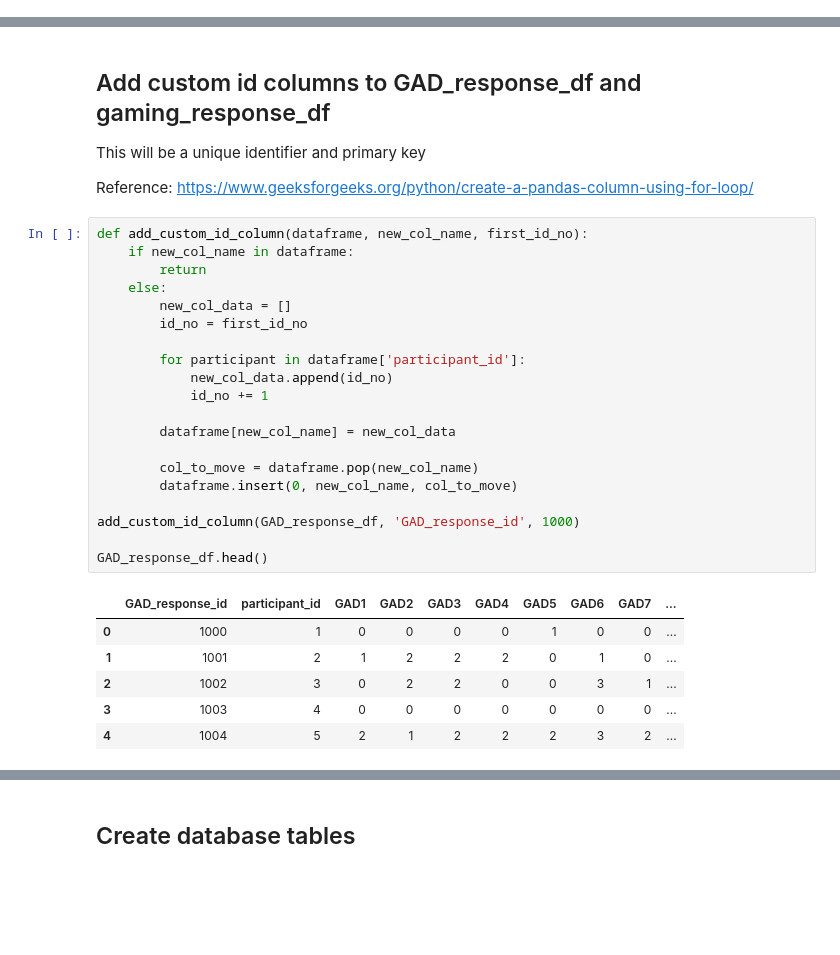
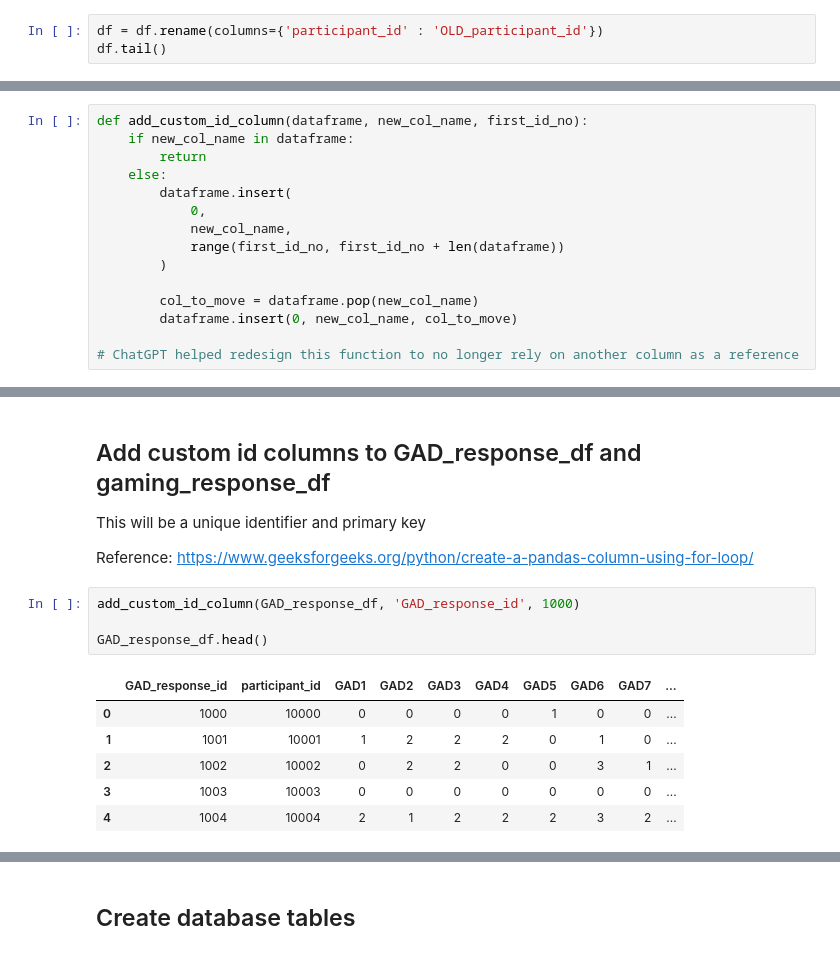
Before and after one commit to amallred/gaming-mental-health-analysis, a Jupyter notebook: notebooks/gad_eda.ipynb, the cells around one changed output, grey strips where cells are left out. Drawn from its saved outputs; the diff is of its cells as text; blank space fills up the shorter version.

Commit message:
replaced participant_id with new numbers

```diff
--- a/notebooks/gad_eda.ipynb
+++ b/notebooks/gad_eda.ipynb
@@ -61,0 +67,3 @@ array([ 1,  8,  0, 14, 12, 10, 19,  3,  2,  4, 15,  5,  6,  7, 13, 11,  9,
+# %%
+df = df.rename(columns={'participant_id' : 'OLD_participant_id'})
+df.tail()
@@ -61,0 +99,15 @@ array([ 1,  8,  0, 14, 12, 10, 19,  3,  2,  4, 15,  5,  6,  7, 13, 11,  9,
+# %%
+def add_custom_id_column(dataframe, new_col_name, first_id_no):
+    if new_col_name in dataframe:
+        return
+    else:
+        dataframe.insert(
+            0,
+            new_col_name,
+            range(first_id_no, first_id_no + len(dataframe))
+        )
+
+        col_to_move = dataframe.pop(new_col_name)
+        dataframe.insert(0, new_col_name, col_to_move)
+
+# ChatGPT helped redesign this function to no longer rely on another column as a reference
@@ -162,32 +226,16 @@ This will be a unique identifier and primary key
 
 Reference: https://www.geeksforgeeks.org/python/create-a-pandas-column-using-for-loop/
 # %%
-def add_custom_id_column(dataframe, new_col_name, first_id_no):
-    if new_col_name in dataframe:
-        return
-    else:
-        new_col_data = []
-        id_no = first_id_no
-
-        for participant in dataframe['participant_id']:
-            new_col_data.append(id_no)
-            id_no += 1
-
-        dataframe[new_col_name] = new_col_data
-
-        col_to_move = dataframe.pop(new_col_name)
-        dataframe.insert(0, new_col_name, col_to_move)
-
 add_custom_id_column(GAD_response_df, 'GAD_response_id', 1000)
 
 GAD_response_df.head()
 # %% [output]
 |  | GAD_response_id | participant_id | GAD1 | GAD2 | GAD3 | GAD4 | GAD5 | GAD6 | GAD7 | ... |
-| 0 | 1000 | 1 | 0 | 0 | 0 | 0 | 1 | 0 | 0 | ... |
-| 1 | 1001 | 2 | 1 | 2 | 2 | 2 | 0 | 1 | 0 | ... |
-| 2 | 1002 | 3 | 0 | 2 | 2 | 0 | 0 | 3 | 1 | ... |
-| 3 | 1003 | 4 | 0 | 0 | 0 | 0 | 0 | 0 | 0 | ... |
-| 4 | 1004 | 5 | 2 | 1 | 2 | 2 | 2 | 3 | 2 | ... |
+| 0 | 1000 | 10000 | 0 | 0 | 0 | 0 | 1 | 0 | 0 | ... |
+| 1 | 1001 | 10001 | 1 | 2 | 2 | 2 | 0 | 1 | 0 | ... |
+| 2 | 1002 | 10002 | 0 | 2 | 2 | 0 | 0 | 3 | 1 | ... |
+| 3 | 1003 | 10003 | 0 | 0 | 0 | 0 | 0 | 0 | 0 | ... |
+| 4 | 1004 | 10004 | 2 | 1 | 2 | 2 | 2 | 3 | 2 | ... |
 # %%
 add_custom_id_column(gaming_response_df, 'gaming_response_id', 2000)
 
```
Also changed, not shown: parts of 30 cells of this notebook, 5 other files.
